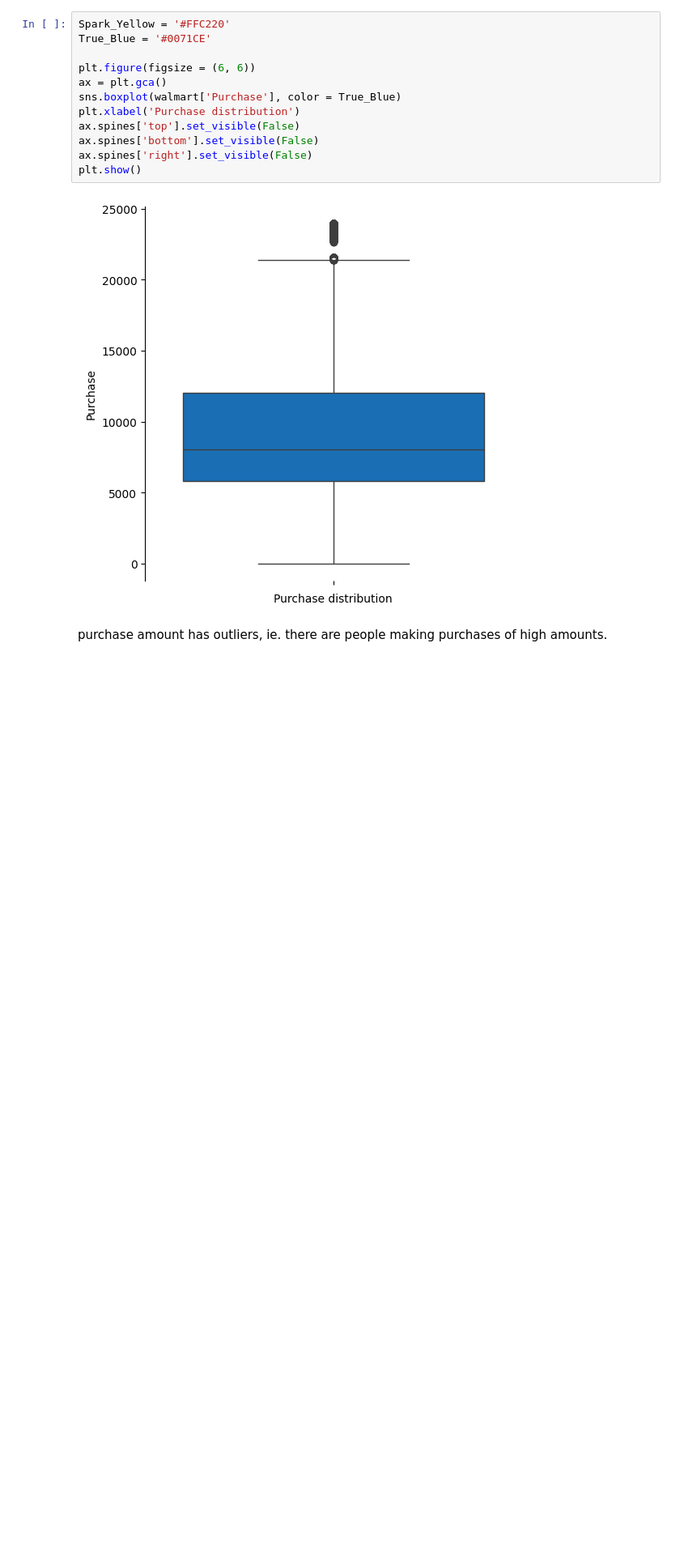
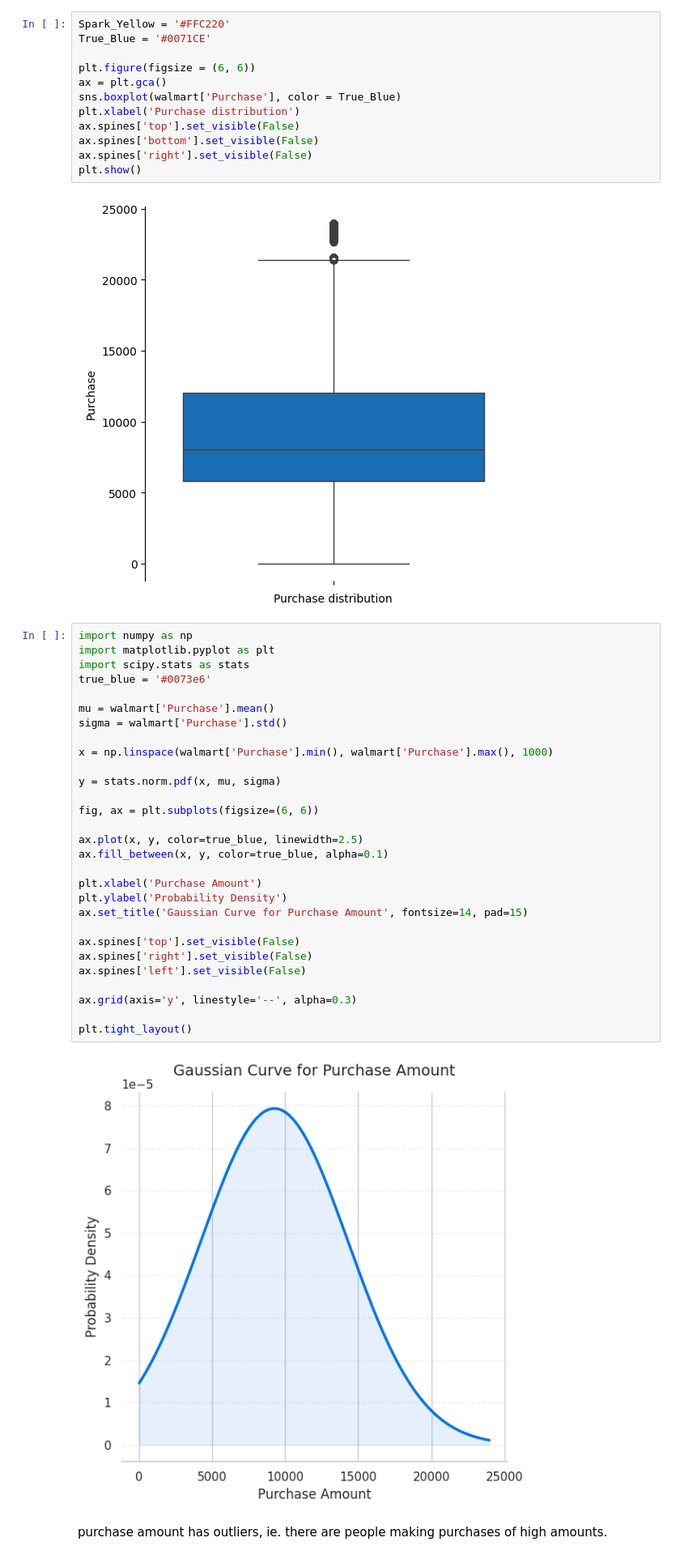
Before and after one commit to RichaGaharwar/Walmart---Confidence-Interval-CLT, a Jupyter notebook: Walmart_Confidence_Interval_&_CLT.ipynb, the cells around one changed output. Shown at 81% size. Drawn from its saved outputs; the diff is of its cells as text; blank space fills up the shorter version.

```diff
--- a/Walmart_Confidence_Interval_&_CLT.ipynb
+++ b/Walmart_Confidence_Interval_&_CLT.ipynb
@@ -214,6 +214,37 @@ ax.spines['right'].set_visible(False)
 plt.show()
 # %% [output]
 [figure]
+# %%
+import numpy as np
+import matplotlib.pyplot as plt
+import scipy.stats as stats
+true_blue = '#0073e6'
+
+mu = walmart['Purchase'].mean()
+sigma = walmart['Purchase'].std()
+
+x = np.linspace(walmart['Purchase'].min(), walmart['Purchase'].max(), 1000)
+
+y = stats.norm.pdf(x, mu, sigma)
+
+fig, ax = plt.subplots(figsize=(6, 6))
+
+ax.plot(x, y, color=true_blue, linewidth=2.5)
+ax.fill_between(x, y, color=true_blue, alpha=0.1)
+
+plt.xlabel('Purchase Amount')
+plt.ylabel('Probability Density')
+ax.set_title('Gaussian Curve for Purchase Amount', fontsize=14, pad=15)
+
+ax.spines['top'].set_visible(False)
+ax.spines['right'].set_visible(False)
+ax.spines['left'].set_visible(False)
+
+ax.grid(axis='y', linestyle='--', alpha=0.3)
+
+plt.tight_layout()
+# %% [output]
+[figure, added]
 # %% [markdown]
 purchase amount has outliers, ie. there are people making purchases of high amounts.
 # %%
```
